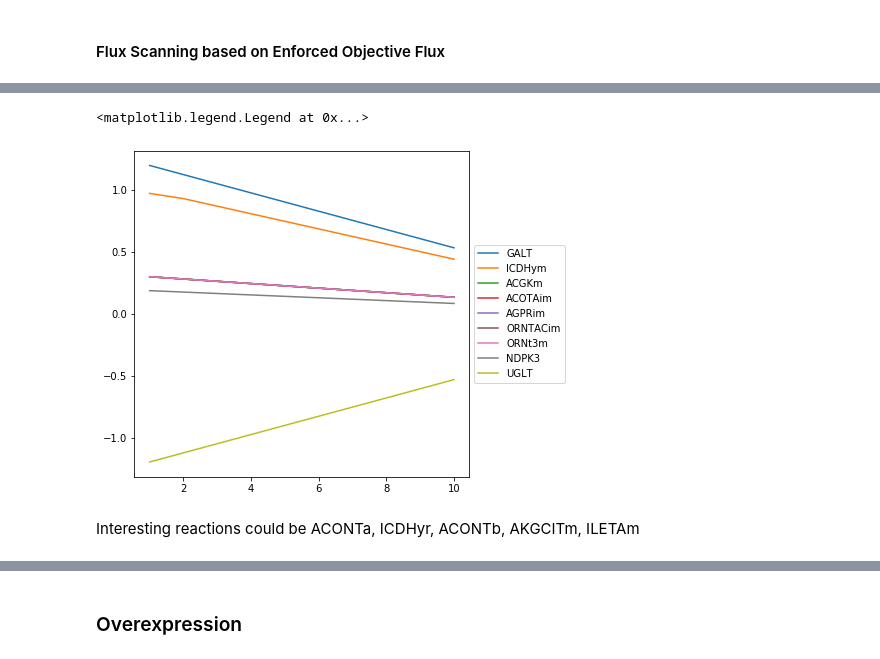
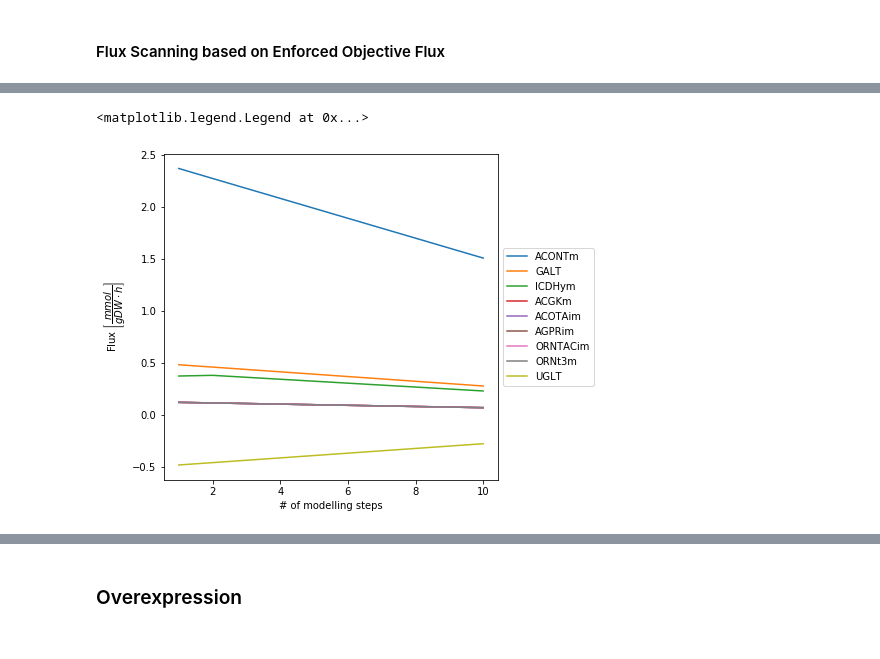
Before and after one commit to 27410/27410-group-assigment-group-4-resveratrol-in-s-cerevisiae, a Jupyter notebook: analysis/05.over_expression.ipynb, the cells around one changed output, grey strips where cells are left out. Saved outputs shown, nothing was run; the diff lists cells and outputs as text; code cells hidden in the pictures.

```diff
--- a/analysis/05.over_expression.ipynb
+++ b/analysis/05.over_expression.ipynb
@@ -19,0 +29,9 @@ model = read_sbml_model("data/models/yeast8_resv_glc.xml")
+# %%
+biomass_objective = m.optimize().objective_value
+biomass_objective_ref = model.optimize().objective_value
+
+m.reactions.GROWTH.lower_bound = biomass_objective*0.5 # set the minimum biomass to be 50% of the flux
+model.reactions.GROWTH.lower_bound = biomass_objective_ref*0.5
+
+print("Biomass bounds now are:", m.reactions.GROWTH.bounds)
+print("Biomass bounds of the reference model are now are:", model.reactions.GROWTH.bounds)
@@ -23,11 +44,12 @@ model = read_sbml_model("data/models/yeast8_resv_glc.xml")
 from cameo.strain_design.deterministic.flux_variability_based import FSEOF
 # %%
 # Apply the Flux Scanning based on Enforced Objective Flux from the cameo package
-fseof = FSEOF(m_res_glu)
+fseof = FSEOF(m)
+fseof_ref=FSEOF(model)
 # %%
 # Define the final reaction for trans-resveratrol reaction as objective
 ## the result shows that the amount of reaction rate of the reaction VVVST1 has increased by fold 10
-result = fseof.run(target=m_res_glu.reactions.VVVST1)
+result = fseof.run(target=m.reactions.VVVST1)
 df=result.data_frame
 df
 # %% [output]
@@ -79,9 +180,9 @@ df1
 # %%
-# And filter for reactions theirs difference is bigger than so that reactions with very very low fluxes are filtered out
-df3=df1[abs(df1[1]-df1[10])>0.1]
-print(df3.shape)
-df3=df3.sort_values(by=[10], ascending=False)
-df3
+# Filter 2 for reactions theirs difference is bigger than 0.1 so that reactions with very very low rates are filtered out
+df2=df1[abs(df1[1]-df1[10])>0.05]
+print(df2.shape)
+df2=df2.sort_values(by=[10], ascending=False)
+df2
 # %% [output]
 (9, 10)
 |  | 1 | 2 | 3 | 4 | 5 | 6 | 7 | 8 | 9 | 10 |
@@ -97,10 +198,10 @@ df3
 # %%
-df3.T.plot(figsize=(6,6))
+df2.T.plot(figsize=(6,6))
+plt.xlabel('# of modelling steps')
+plt.ylabel(r'Flux $\left[\dfrac{mmol}{gDW\cdot h}\right]$')
 plt.legend(loc='center left', bbox_to_anchor=(1, 0.5))
 # %% [output]
 <matplotlib.legend.Legend at 0x...>
-[figure, old version]
+[figure, new version]
-# %% [markdown]
-Interesting reactions could be ACONTa, ICDHyr, ACONTb, AKGCITm, ILETAm
 # %%
 # List of the most important reactions for down regulation
```
Also changed, not shown: parts of 32 cells of this notebook, 5 other files.
